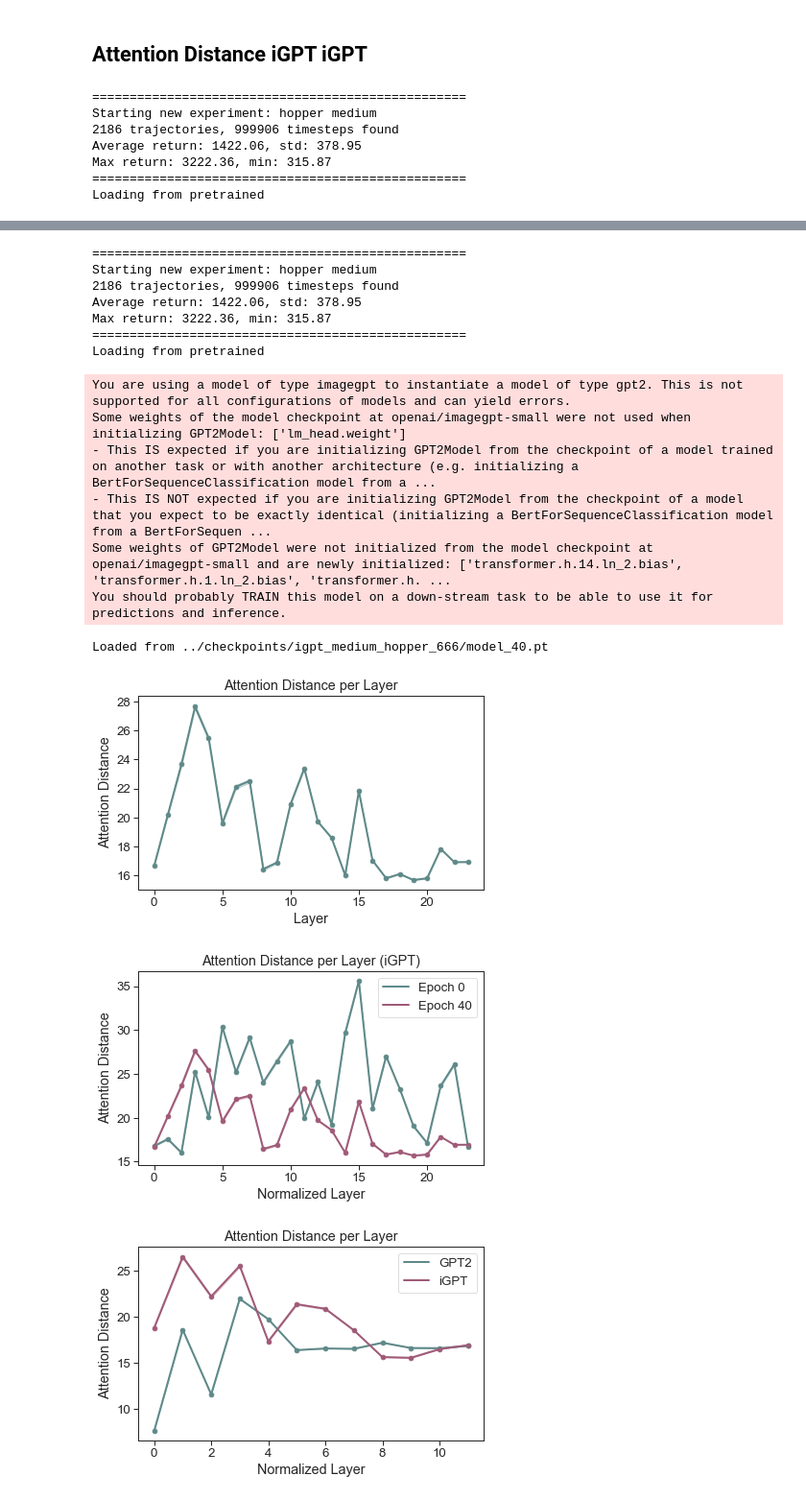
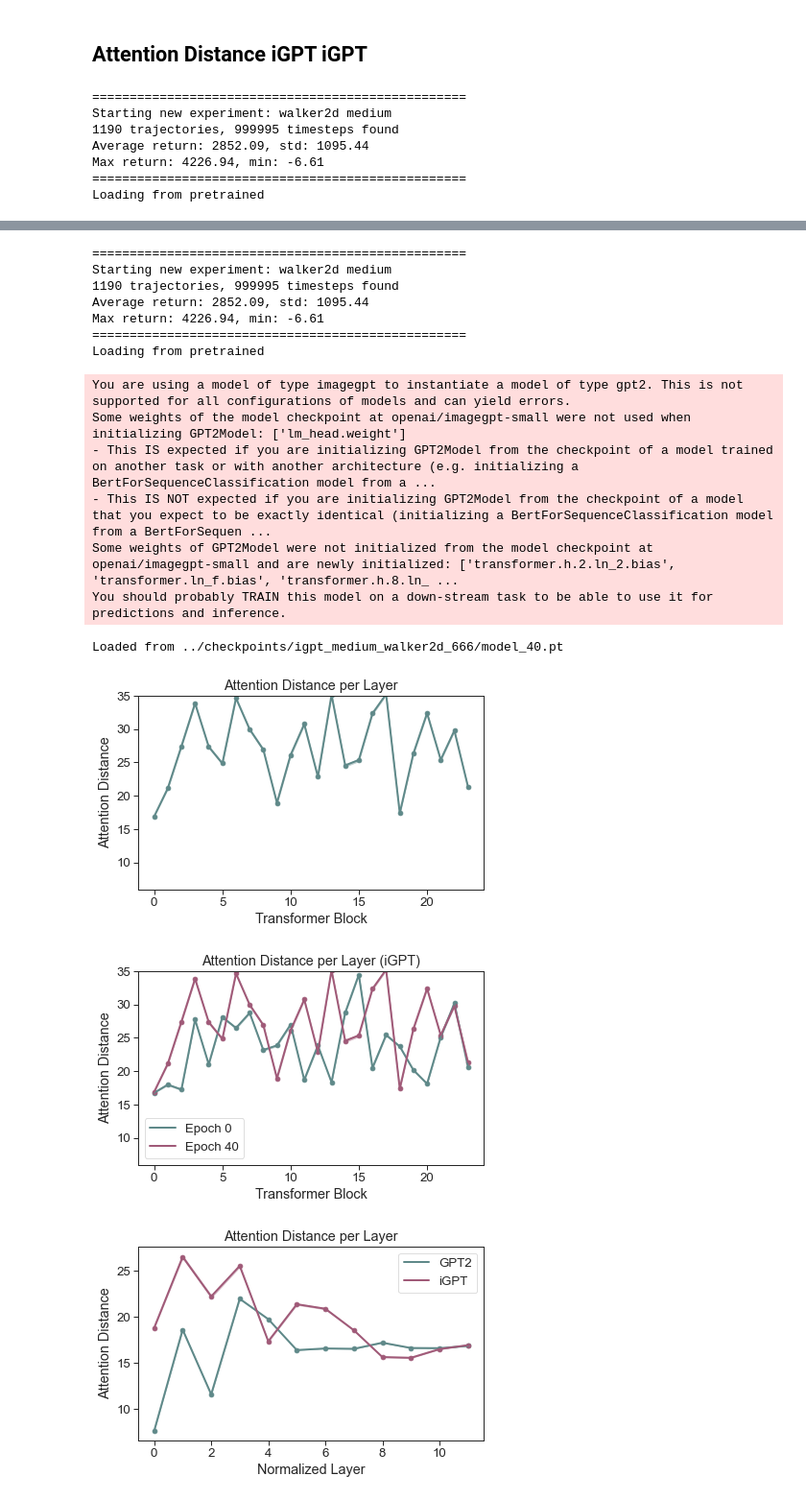
Before and after one commit to t46/can-wikipedia-help-offline-rl, a Jupyter notebook: code/notebooks/attention.ipynb, the cells around one changed output, grey strips where cells are left out. Shown: that part at 96% size. Cells and saved outputs as stored; diff of their text form; code cells hidden in the pictures.

```diff
--- a/code/notebooks/attention.ipynb
+++ b/code/notebooks/attention.ipynb
@@ -1591,9 +1591,9 @@ seed = 666
 
 model_names = ['gpt2', 'gpt2']
 
-epochs = [0, 19]
+epochs = [0, 40]
 
-env_name = 'hopper'
+env_name = 'walker2d'
 
 # layer = 11
 
@@ -1615,7 +1615,7 @@ for epoch, model_name in zip(epochs, model_names):
     if epoch == 0:
         load_checkpoint = False
     else:
-        load_checkpoint = f'../checkpoints/{model_name}_medium_hopper_666/model_{epoch}.pt'
+        load_checkpoint = f'../checkpoints/{model_name}_medium_{env_name}_666/model_{epoch}.pt'
 
     variant = {
         'embed_dim': 128,
@@ -1936,6 +1936,7 @@ for epoch, model_name in zip(epochs, model_names):
     plt.fill_between(np.arange(len(att_dist_list)), att_dist_mean - att_dist_std, att_dist_mean + att_dist_std, alpha=0.3, color=(0.372, 0.537, 0.537))
     plt.plot(att_dist_mean, color=(0.372, 0.537, 0.537))
     plt.scatter(np.arange(len(att_dist_mean)), att_dist_mean, color=(0.372, 0.537, 0.537))
+    plt.ylim(6, 35)
     plt.xlabel('Layer')
     plt.ylabel('Attention Distance')
     plt.title(f'Attention Distance per Layer')
@@ -1961,7 +1962,9 @@ plt.fill_between(np.arange(len(att_dist_mean_1)), att_dist_mean_2 - att_dist_std
 plt.plot(att_dist_mean_2, color=(0.627, 0.352, 0.470), label=f'Epoch {epochs[1]}')
 plt.scatter(np.arange(len(att_dist_mean_1)), att_dist_mean_2, color=(0.627, 0.352, 0.470))
 
-plt.xlabel('Normalized Layer')
+plt.ylim(4, 35)
+
+plt.xlabel('Transformer Block')
 plt.ylabel('Attention Distance')
 plt.title(f'Attention Distance per Layer (GPT2)')
 plt.legend()
@@ -1996,7 +1999,7 @@ model_names = ['dt', 'dt']
 
 epochs = [0, 40]
 
-env_name = 'hopper'
+env_name = 'walker2d'
 
 # layer = 11
 
@@ -2020,7 +2023,7 @@ for epoch, model_name in zip(epochs, model_names):
     if epoch == 0:
         load_checkpoint = False
     else:
-        load_checkpoint = f'../checkpoints/{model_name}_medium_hopper_666/model_{epoch}.pt'
+        load_checkpoint = f'../checkpoints/{model_name}_medium_{env_name}_666/model_{epoch}.pt'
 
     variant = {
         'embed_dim': 768,
@@ -2341,6 +2344,7 @@ for epoch, model_name in zip(epochs, model_names):
     plt.fill_between(np.arange(len(att_dist_list)), att_dist_mean - att_dist_std, att_dist_mean + att_dist_std, alpha=0.3, color=(0.372, 0.537, 0.537))
     plt.plot(att_dist_mean, color=(0.372, 0.537, 0.537))
     plt.scatter(np.arange(len(att_dist_mean)), att_dist_mean, color=(0.372, 0.537, 0.537))
+    plt.ylim(4, 35)
     plt.xlabel('Layer')
     plt.ylabel('Attention Distance')
     plt.title(f'Attention Distance per Layer')
@@ -2366,7 +2370,9 @@ plt.fill_between(np.arange(len(att_dist_mean_1)), att_dist_mean_2 - att_dist_std
 plt.plot(att_dist_mean_2, color=(0.627, 0.352, 0.470), label=f'Epoch {epochs[1]}')
 plt.scatter(np.arange(len(att_dist_mean_1)), att_dist_mean_2, color=(0.627, 0.352, 0.470))
 
-plt.xlabel('Normalized Layer')
+plt.ylim(6, 35)
+
+plt.xlabel('Transformer Block')
 plt.ylabel('Attention Distance')
 plt.title(f'Attention Distance per Layer (Random Init)')
 plt.legend()
@@ -2399,7 +2406,7 @@ model_names = ['igpt', 'igpt']
 
 epochs = [0, 40]
 
-env_name = 'hopper'
+env_name = 'walker2d'
 
 # layer = 11
 
@@ -2421,7 +2428,7 @@ for epoch, model_name in zip(epochs, model_names):
     if epoch == 0:
         load_checkpoint = False
     else:
-        load_checkpoint = f'../checkpoints/{model_name}_medium_hopper_666/model_{epoch}.pt'
+        load_checkpoint = f'../checkpoints/{model_name}_medium_{env_name}_666/model_{epoch}.pt'
 
     variant = {
         'embed_dim': 128,
@@ -2742,7 +2749,8 @@ for epoch, model_name in zip(epochs, model_names):
     plt.fill_between(np.arange(len(att_dist_list)), att_dist_mean - att_dist_std, att_dist_mean + att_dist_std, alpha=0.3, color=(0.372, 0.537, 0.537))
     plt.plot(att_dist_mean, color=(0.372, 0.537, 0.537))
     plt.scatter(np.arange(len(att_dist_mean)), att_dist_mean, color=(0.372, 0.537, 0.537))
-    plt.xlabel('Layer')
+    plt.ylim(6, 35)
+    plt.xlabel('Transformer Block')
     plt.ylabel('Attention Distance')
     plt.title(f'Attention Distance per Layer')
     plt.tight_layout()
@@ -2767,7 +2775,9 @@ plt.fill_between(np.arange(len(att_dist_mean_1)), att_dist_mean_2 - att_dist_std
 plt.plot(att_dist_mean_2, color=(0.627, 0.352, 0.470), label=f'Epoch {epochs[1]}')
 plt.scatter(np.arange(len(att_dist_mean_1)), att_dist_mean_2, color=(0.627, 0.352, 0.470))
 
-plt.xlabel('Normalized Layer')
+plt.ylim(6, 35)
+
+plt.xlabel('Transformer Block')
 plt.ylabel('Attention Distance')
 plt.title(f'Attention Distance per Layer (iGPT)')
 plt.legend()
@@ -2776,10 +2786,10 @@ plt.savefig(f'figs/att_dist_{epochs[0]}_igpt_{epochs[1]}_igpt_{env_name}_{datase
 plt.show()
 # %% [output]
 ==================================================
-Starting new experiment: hopper medium
-2186 trajectories, 999906 timesteps found
-Average return: 1422.06, std: 378.95
-Max return: 3222.36, min: 315.87
+Starting new experiment: walker2d medium
+1190 trajectories, 999995 timesteps found
+Average return: 2852.09, std: 1095.44
+Max return: 4226.94, min: -6.61
 ==================================================
 Loading from pretrained
 You are using a model of type imagegpt to instantiate a model of type gpt2. This is not supported for all configurations of models and can yield errors.
@@ -2792,19 +2802,19 @@ You should probably TRAIN this model on a down-stream task to be able to use it
 ==================================================
-Starting new experiment: hopper medium
-2186 trajectories, 999906 timesteps found
-Average return: 1422.06, std: 378.95
-Max return: 3222.36, min: 315.87
+Starting new experiment: walker2d medium
+1190 trajectories, 999995 timesteps found
+Average return: 2852.09, std: 1095.44
+Max return: 4226.94, min: -6.61
 ==================================================
 Loading from pretrained
 You are using a model of type imagegpt to instantiate a model of type gpt2. This is not supported for all configurations of models and can yield errors.
 Some weights of the model checkpoint at openai/imagegpt-small were not used when initializing GPT2Model: ['lm_head.weight']
 - This IS expected if you are initializing GPT2Model from the checkpoint of a model trained on another task or with another architecture (e.g. initializing a BertForSequenceClassification model from a ...
 - This IS NOT expected if you are initializing GPT2Model from the checkpoint of a model that you expect to be exactly identical (initializing a BertForSequenceClassification model from a BertForSequen ...
-Some weights of GPT2Model were not initialized from the model checkpoint at openai/imagegpt-small and are newly initialized: ['transformer.h.14.ln_2.bias', 'transformer.h.1.ln_2.bias', 'transformer.h. ...
+Some weights of GPT2Model were not initialized from the model checkpoint at openai/imagegpt-small and are newly initialized: ['transformer.h.2.ln_2.bias', 'transformer.ln_f.bias', 'transformer.h.8.ln_ ...
 You should probably TRAIN this model on a down-stream task to be able to use it for predictions and inference.
-Loaded from ../checkpoints/igpt_medium_hopper_666/model_40.pt
+Loaded from ../checkpoints/igpt_medium_walker2d_666/model_40.pt
-[figure, old version]
+[figure, new version]
-[figure, old version]
+[figure, new version]
 # %%
 att_dist_std_1 = att_dist_std
 # %%
```
Also changed, not shown: parts of 4 cells of this notebook, 18 other files.
